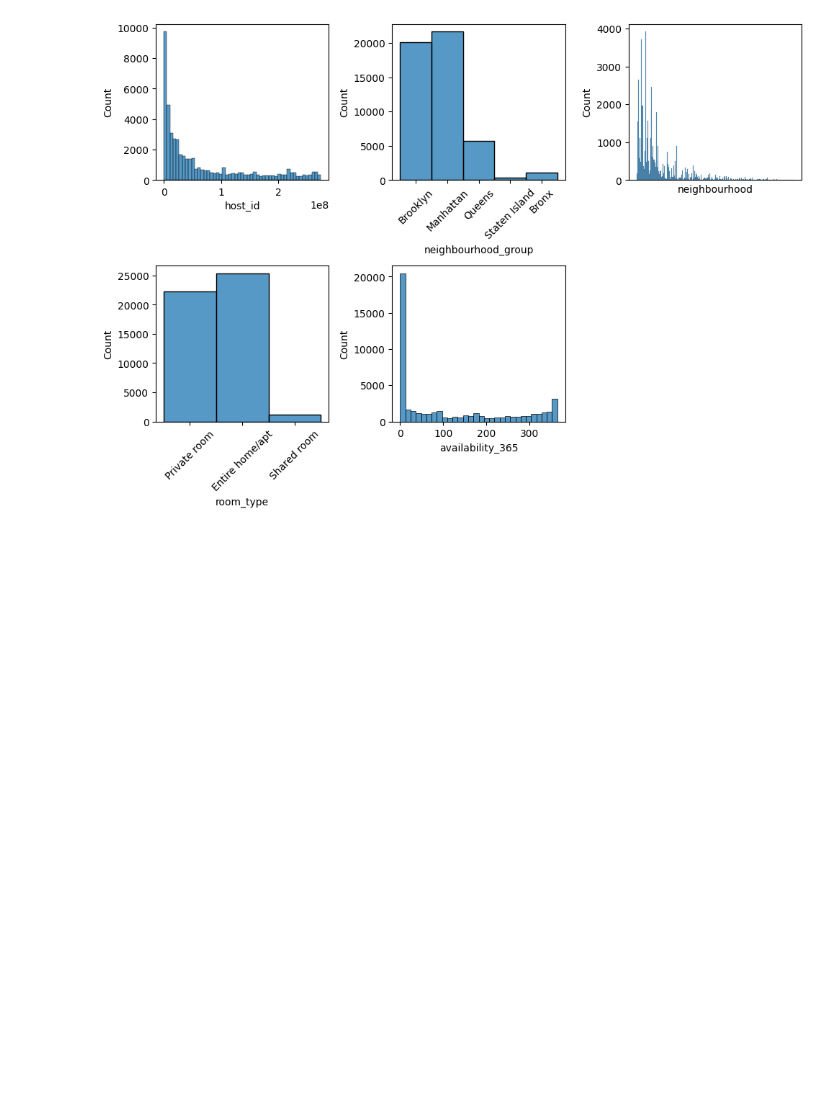
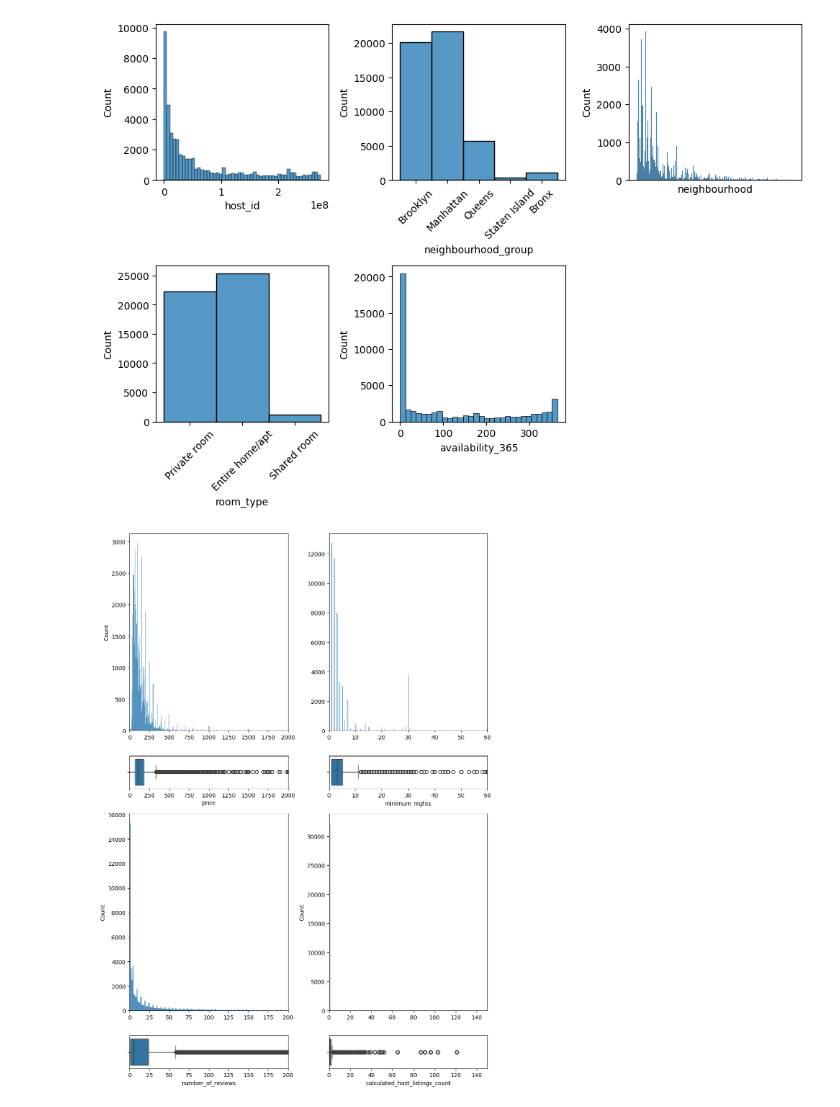
Before and after one commit to bartowen/EDA, a Jupyter notebook: src/explore.ipynb, the cells around one changed output. Drawn from its saved outputs; the diff is of its cells as text; code cells hidden in the pictures; blank space fills up the shorter version.

Commit message:
analisis univariante numerica

```diff
--- a/src/explore.ipynb
+++ b/src/explore.ipynb
@@ -155,3 +152,38 @@ plt.tight_layout()
 plt.show()
 # %% [output]
 [figure]
+# %%
+# Analisis Númerica
+# Numérica: price, minimum_nights, calculated_host_listings_count
+
+fig, axis = plt.subplots(4, 2, figsize = (10, 14), gridspec_kw={'height_ratios': [6, 1, 6, 1]})
+
+# Crear una figura múltiple con histogramas y diagramas de caja
+
+sns.histplot(ax = axis[0, 0], data = df, x = "price").set(xlabel = None)
+axis[0, 0].set_xlim(0, 2000)
+sns.boxplot(ax = axis[1, 0], data = df, x = "price")
+axis[1, 0].set_xlim(0, 2000)
+
+sns.histplot(ax = axis[0, 1], data = df, x = "minimum_nights").set(xlabel = None, ylabel = None)
+axis[0, 1].set_xlim(0, 60)
+sns.boxplot(ax = axis[1, 1], data = df, x = "minimum_nights")
+axis[1, 1].set_xlim(0, 60)
+
+sns.histplot(ax = axis[2, 0], data = df, x = "number_of_reviews").set(xlabel = None)
+axis[2, 0].set_xlim(0, 200)
+sns.boxplot(ax = axis[3, 0], data = df, x = "number_of_reviews")
+axis[3, 0].set_xlim(0, 200)
+
+sns.histplot(ax = axis[2, 1], data = df, x = "calculated_host_listings_count").set(xlabel = None)
+axis[2,1].set_xlim(0, 150)
+sns.boxplot(ax = axis[3, 1], data = df, x = "calculated_host_listings_count")
+axis[3,1].set_xlim(0, 150)
+
+# Ajustar el layout
+plt.tight_layout()
+
+# Mostrar el plot
+plt.show()
+# %% [output]
+[figure, added]
```
Also changed, not shown: parts of 4 cells of this notebook.
